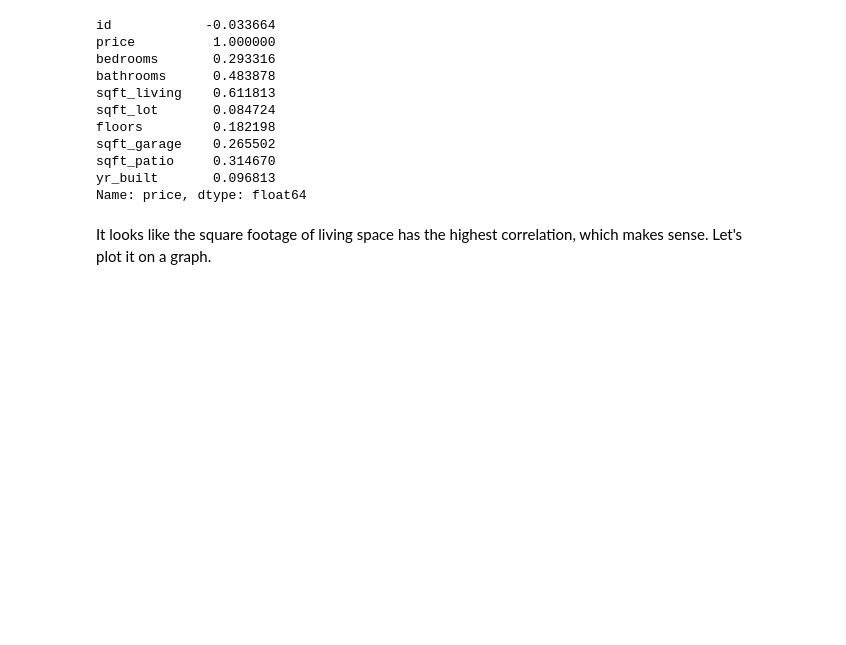
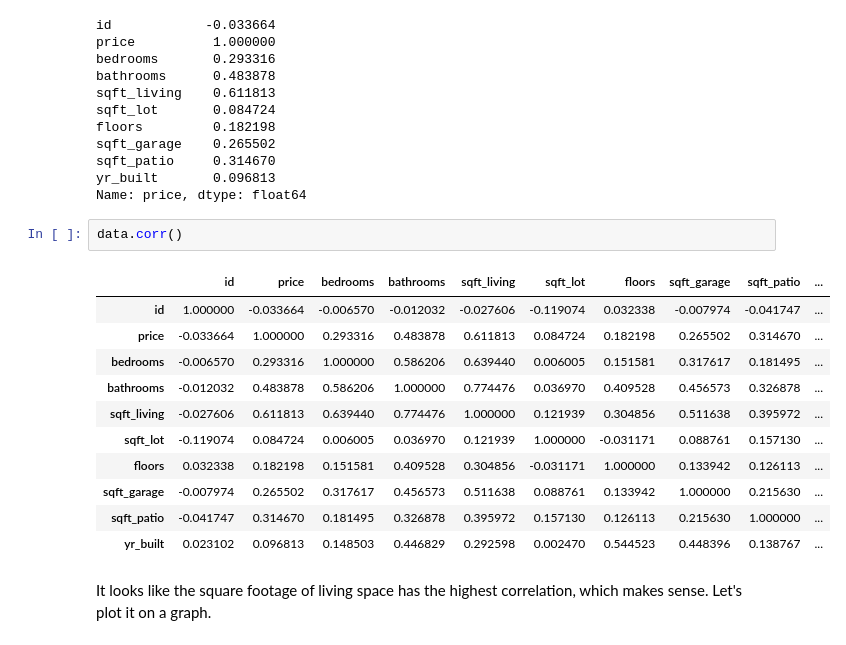
Before and after one commit to lhutsal/dsc-phase-2-project, a Jupyter notebook: Phase2.ipynb, the cells around one changed output. Drawn from its saved outputs; the diff is of its cells as text; blank space fills up the shorter version.

```diff
--- a/Phase2.ipynb
+++ b/Phase2.ipynb
@@ -368,5 +443,19 @@ sqft_garage    0.265502
 sqft_patio     0.314670
 yr_built       0.096813
 Name: price, dtype: float64
+# %%
+data.corr()
+# %% [output]
+|  | id | price | bedrooms | bathrooms | sqft_living | sqft_lot | floors | sqft_garage | sqft_patio | ... |
+| id | 1.000000 | -0.033664 | -0.006570 | -0.012032 | -0.027606 | -0.119074 | 0.032338 | -0.007974 | -0.041747 | ... |
+| price | -0.033664 | 1.000000 | 0.293316 | 0.483878 | 0.611813 | 0.084724 | 0.182198 | 0.265502 | 0.314670 | ... |
+| bedrooms | -0.006570 | 0.293316 | 1.000000 | 0.586206 | 0.639440 | 0.006005 | 0.151581 | 0.317617 | 0.181495 | ... |
+| bathrooms | -0.012032 | 0.483878 | 0.586206 | 1.000000 | 0.774476 | 0.036970 | 0.409528 | 0.456573 | 0.326878 | ... |
+| sqft_living | -0.027606 | 0.611813 | 0.639440 | 0.774476 | 1.000000 | 0.121939 | 0.304856 | 0.511638 | 0.395972 | ... |
+| sqft_lot | -0.119074 | 0.084724 | 0.006005 | 0.036970 | 0.121939 | 1.000000 | -0.031171 | 0.088761 | 0.157130 | ... |
+| floors | 0.032338 | 0.182198 | 0.151581 | 0.409528 | 0.304856 | -0.031171 | 1.000000 | 0.133942 | 0.126113 | ... |
+| sqft_garage | -0.007974 | 0.265502 | 0.317617 | 0.456573 | 0.511638 | 0.088761 | 0.133942 | 1.000000 | 0.215630 | ... |
+| sqft_patio | -0.041747 | 0.314670 | 0.181495 | 0.326878 | 0.395972 | 0.157130 | 0.126113 | 0.215630 | 1.000000 | ... |
+| yr_built | 0.023102 | 0.096813 | 0.148503 | 0.446829 | 0.292598 | 0.002470 | 0.544523 | 0.448396 | 0.138767 | ... |
 # %% [markdown]
 It looks like the square footage of living space has the highest correlation, which makes sense. Let's plot it on a graph.
```
Also changed, not shown: parts of 44 cells of this notebook, 1 other file.
